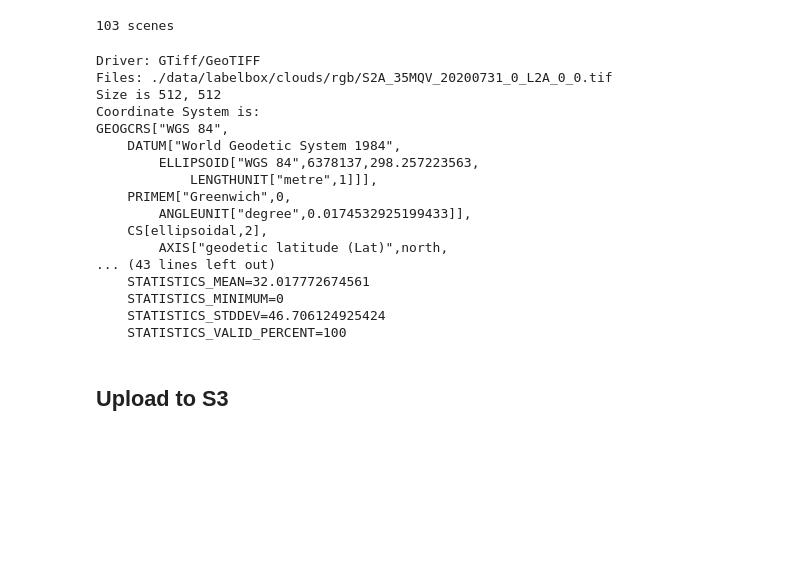
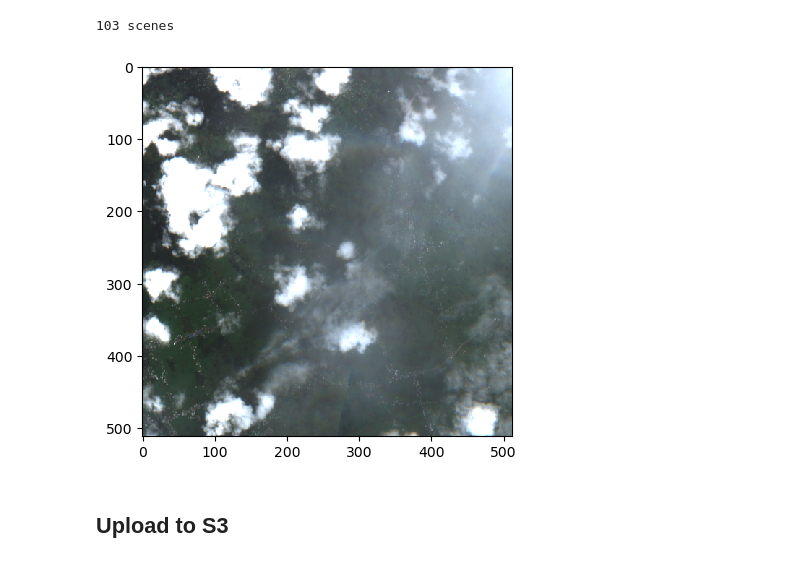
Before and after one commit to caseyslaught/smartcarte-containers, a Jupyter notebook: notebooks/src/RunCreateCloudPatches.ipynb, the cells around one changed output. Cells and saved outputs as stored; diff of their text form; code cells hidden in the pictures; blank space fills up the shorter version.

```diff
--- a/notebooks/src/RunCreateCloudPatches.ipynb
+++ b/notebooks/src/RunCreateCloudPatches.ipynb
@@ -44,6 +44,7 @@ import common.utilities.visualization as visualization
 
 import matplotlib.pyplot as plt
 
+raise
 
 PATCH_SIZE = 512
 
@@ -53,6 +54,9 @@ for i, scene_dir in enumerate(scene_dirs):
 
     scene = scene_dir.split('/')[-1]
     print(scene)
+
+    if "QU" not in scene:
+        continue
 
     with rasterio.open(f'{scene_dir}/B08.tif') as src:
         if src.width < 512 or src.height < 512:
@@ -80,21 +84,21 @@ for i, scene_dir in enumerate(scene_dirs):
                 print('skipping:', irow, icol)
                 continue
 
-            #if irow < 3 or icol < 3:
-            #    continue
+            if irow < 4 or icol < 7:
+                continue
 
             rgb_data = source_data[:, :, [2, 1, 0]]
-            rgb_data_norm = np.round(np.multiply(rgb_data, 254)).astype(int)
-            rgb_data_norm2 = imagery.normalize_0_254_3d_array(rgb_data)
+            # rgb_data_norm = np.round(np.multiply(rgb_data, 254)).astype(int)
+            rgb_data_norm = (rgb_data * 254).astype(np.uint8)
+            print(np.max(rgb_data_norm))
+            continue
 
-            #print('\t', np.min(rgb_data_norm), np.median(rgb_data_norm), np.max(rgb_data_norm))
-            #print('\t', np.min(rgb_data_norm2), np.median(rgb_data_norm2), np.max(rgb_data_norm2))
-            #print('\t-------------')
+            print('\t', np.min(rgb_data_norm), np.median(rgb_data_norm), np.max(rgb_data_norm))
 
-            #fig, (ax1, ax2) = plt.subplots(1, 2, figsize=(12, 12))
-            #visualization.plot_bands(rgb_data1, ax=ax1, bands=[0, 1, 2], transpose=False)
-            #visualization.plot_bands(rgb_data2, ax=ax2, bands=[0, 1, 2], transpose=False)
-            #raise
+            fig, (ax1, ax2) = plt.subplots(1, 2, figsize=(12, 12))
+            visualization.plot_bands(rgb_data, ax=ax1, bands=[0, 1, 2], transpose=False)
+            visualization.plot_bands(rgb_data_norm, ax=ax2, bands=[0, 1, 2], transpose=False)
+            raise
 
             source_path = f'{source_dir}/{scene}_{irow}_{icol}.tif'
             rgb_path = f'{rgb_dir}/{scene}_{irow}_{icol}.tif'
@@ -185,28 +184,18 @@ with multiprocessing.Pool(processes=multiprocessing.cpu_count()) as pool:
     patches = pool.map(process_scene, scene_dirs)
 # %% [output]
 103 scenes
+# %%
+path = "./data/labelbox/clouds/source/S2B_35MQU_20220527_0_L2A_5_7.tif"
+
+with rasterio.open(path) as src:
+    data = src.read()
+    visualization.plot_bands(data, bands=[2, 1, 0], transpose=True)
+# %% [output]
+[figure, added]
 # %%
 %%bash
 
-gdalinfo -stats ./data/labelbox/clouds/rgb/S2A_35MQV_20200731_0_L2A_0_0.tif
+# gdalinfo -stats ./data/labelbox/clouds/source/S2A_35MQV_20200731_0_L2A_0_0.tif
-# %% [output]
-Driver: GTiff/GeoTIFF
-Files: ./data/labelbox/clouds/rgb/S2A_35MQV_20200731_0_L2A_0_0.tif
-Size is 512, 512
-Coordinate System is:
-GEOGCRS["WGS 84",
-    DATUM["World Geodetic System 1984",
-        ELLIPSOID["WGS 84",6378137,298.257223563,
-            LENGTHUNIT["metre",1]]],
-    PRIMEM["Greenwich",0,
-        ANGLEUNIT["degree",0.0174532925199433]],
-    CS[ellipsoidal,2],
-        AXIS["geodetic latitude (Lat)",north,
-... (43 lines left out)
-    STATISTICS_MEAN=32.017772674561
-    STATISTICS_MINIMUM=0
-    STATISTICS_STDDEV=46.706124925424
-    STATISTICS_VALID_PERCENT=100
 # %% [markdown]
 ## Upload to S3
 # %%
```
Also changed, not shown: parts of 12 cells of this notebook, 6 other files.
